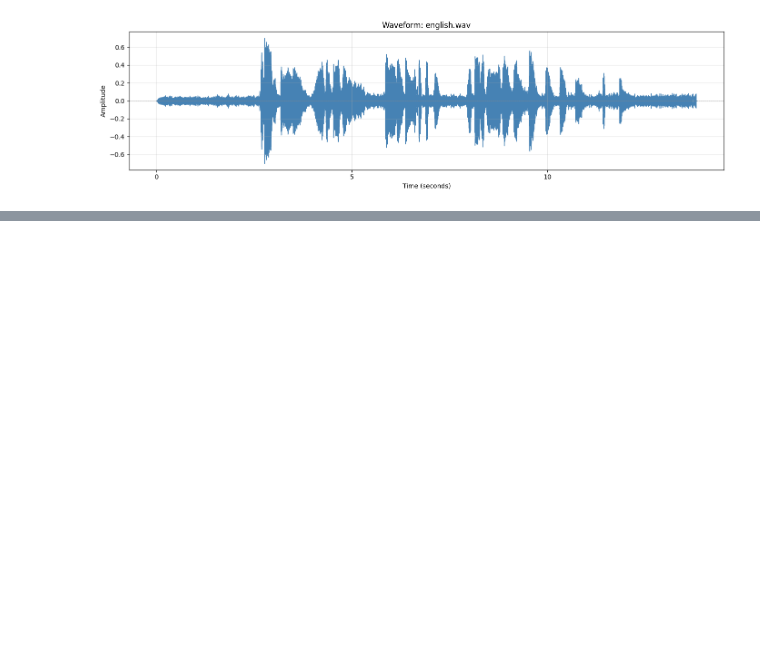
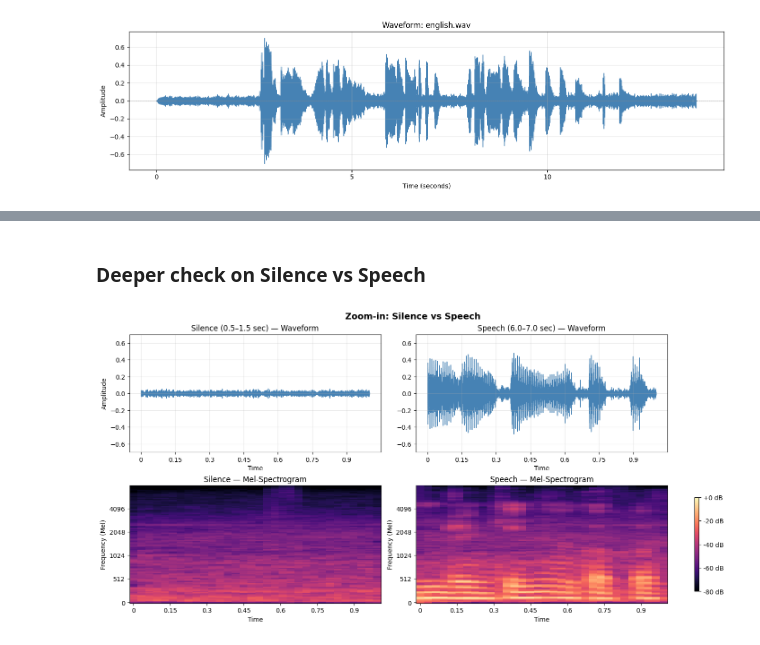
Before and after one commit to makarkul/bharatgen-speech-intern-2026, a Jupyter notebook: week1/audio_testing.ipynb, the cells around one changed output, grey strips where cells are left out. Drawn from its saved outputs; the diff is of its cells as text; code cells hidden in the pictures; blank space fills up the shorter version.

```diff
--- a/week1/audio_testing.ipynb
+++ b/week1/audio_testing.ipynb
@@ -62,0 +237,66 @@ plt.show()
+# %% [markdown]
+### Deeper check on Silence vs Speech
+# %%
+# --- Cell 6: Zoom-in on silence vs speech ---
+
+# Pick zoom windows (in seconds)
+silence_start, silence_end = 0.5, 1.5   # 1 sec of pure silence
+speech_start,  speech_end  = 6.0, 7.0   # 1 sec of clear speech
+
+# Convert seconds → sample indices
+sil_idx = (int(silence_start * sr), int(silence_end * sr))
+spc_idx = (int(speech_start  * sr), int(speech_end  * sr))
+
+# Slice the audio
+y_silence = y[sil_idx[0]:sil_idx[1]]
+y_speech  = y[spc_idx[0]:spc_idx[1]]
+
+# Compute raw mel-spectrograms for each slice
+mel_sil_raw = librosa.feature.melspectrogram(y=y_silence, sr=sr, n_mels=128)
+mel_spc_raw = librosa.feature.melspectrogram(y=y_speech,  sr=sr, n_mels=128)
+
+# IMPORTANT: use the FULL audio's peak as the dB reference, so colors are comparable
+shared_ref = np.max(mel_spec)   # mel_spec is from Cell 4, the full audio's raw mel
+
+mel_sil_db = librosa.power_to_db(mel_sil_raw, ref=shared_ref)
+mel_spc_db = librosa.power_to_db(mel_spc_raw, ref=shared_ref)
+
+# Create 2x2 grid
+fig, axes = plt.subplots(2, 2, figsize=(14, 7), constrained_layout=True)
+
+# ---------- Top-left: Silence waveform ----------
+librosa.display.waveshow(y_silence, sr=sr, color="steelblue", ax=axes[0, 0])
+axes[0, 0].set_title("Silence (0.5–1.5 sec) — Waveform")
+axes[0, 0].set_ylim(-0.7, 0.7)        # match the speech panel for fair visual comparison
+axes[0, 0].set_ylabel("Amplitude")
+axes[0, 0].grid(True, alpha=0.3)
+
+# ---------- Top-right: Speech waveform ----------
+librosa.display.waveshow(y_speech, sr=sr, color="steelblue", ax=axes[0, 1])
+axes[0, 1].set_title("Speech (6.0–7.0 sec) — Waveform")
+axes[0, 1].set_ylim(-0.7, 0.7)
+axes[0, 1].grid(True, alpha=0.3)
+
+# ---------- Bottom-left: Silence mel-spectrogram ----------
+img1 = librosa.display.specshow(
+    mel_sil_db, sr=sr, x_axis="time", y_axis="mel",
+    cmap="magma", ax=axes[1, 0], vmin=-80, vmax=0,   # lock color range
+)
+axes[1, 0].set_title("Silence — Mel-Spectrogram")
+axes[1, 0].set_ylabel("Frequency (Mel)")
+
+# ---------- Bottom-right: Speech mel-spectrogram ----------
+img2 = librosa.display.specshow(
+    mel_spc_db, sr=sr, x_axis="time", y_axis="mel",
+    cmap="magma", ax=axes[1, 1], vmin=-80, vmax=0,   # same color range
+)
+axes[1, 1].set_title("Speech — Mel-Spectrogram")
+axes[1, 1].set_ylabel("Frequency (Mel)")
+
+# One shared colorbar on the right
+fig.colorbar(img2, ax=axes[1, :], format="%+2.0f dB", shrink=0.8)
+
+fig.suptitle("Zoom-in: Silence vs Speech", fontsize=14, fontweight="bold")
+plt.show()
+# %% [output]
+[figure, added]
```
Also changed, not shown: parts of 12 cells of this notebook, 11 other files.
